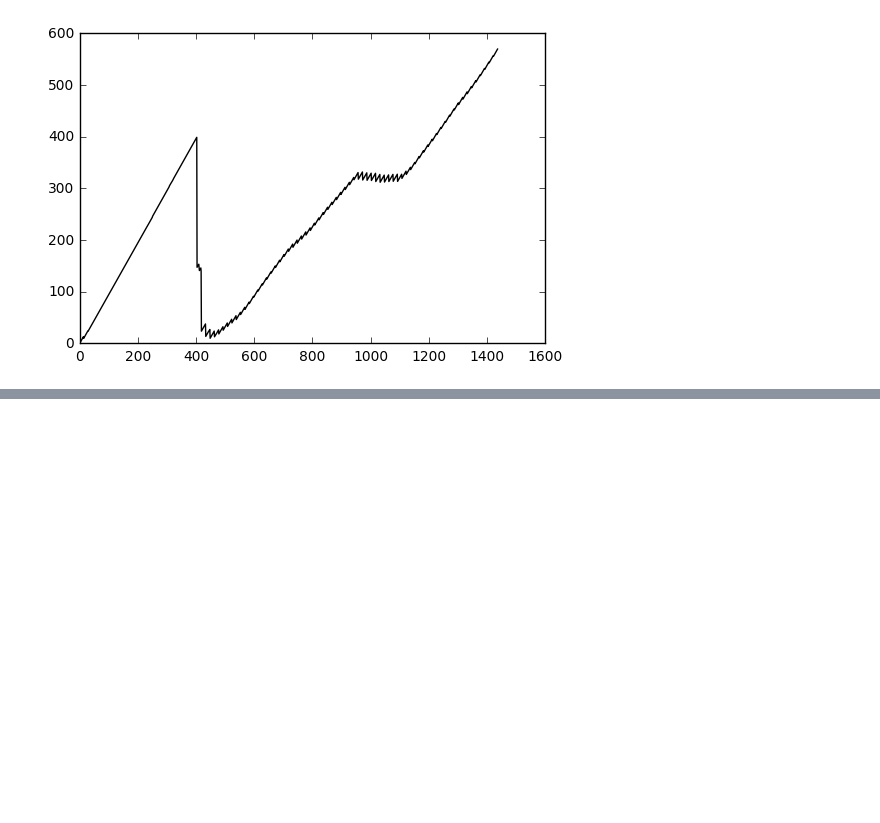
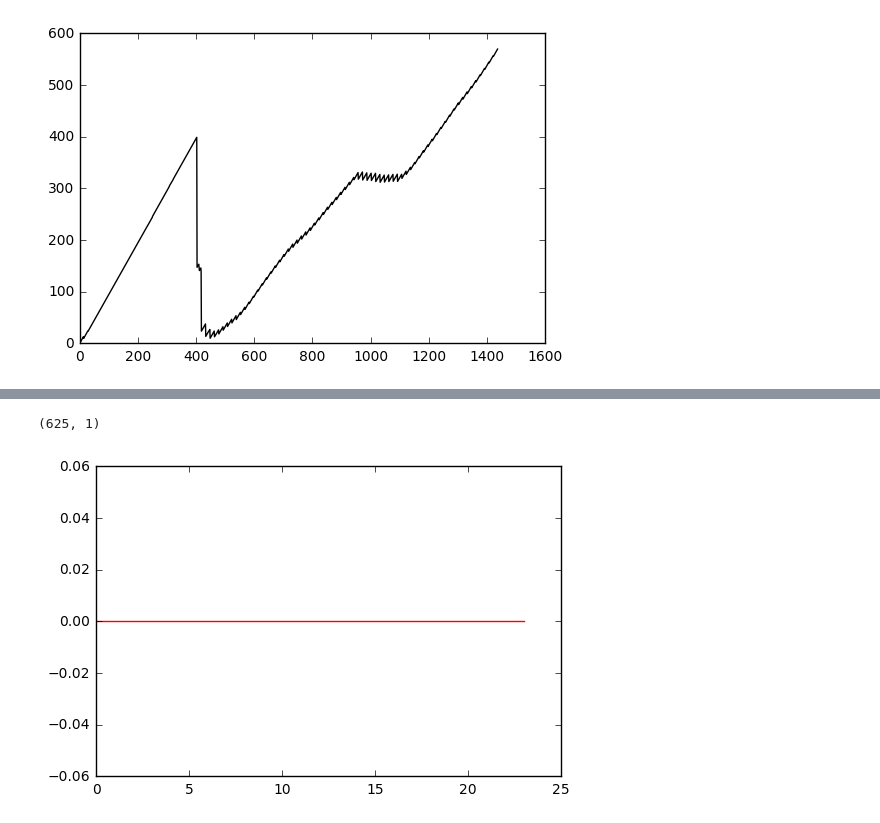
Before and after one commit to danakianfar/multi_agent_systems, a Jupyter notebook: Project/Python/TransportSystem.ipynb, the cells around one changed output, grey strips where cells are left out. Saved outputs shown, nothing was run; the diff lists cells and outputs as text; code cells hidden in the pictures; blank space fills up the shorter version.

```diff
--- a/Project/Python/TransportSystem.ipynb
+++ b/Project/Python/TransportSystem.ipynb
@@ -18,6 +21,7 @@ loggers = [BusPositionLogger(),
            AverageWaitingCostLogger(),
            TotalWaitingCostLogger(),
            NPassengersLogger(),
-          TotalCostLogger()]
+          TotalCostLogger(),
+          SuperiorStateLogger(bus_id = 24)]
 
 simulation = Simulation(MainBus, loggers=loggers)
@@ -89,3 +95,12 @@ Passenger delivered 16596
 Passenger delivered 39002
 Passenger delivered 18473
 [interactive output not drawn]
+# %%
+results['Superior Bus 24 State Logger'][-1].shape
+# %% [output]
+(625, 1)
+# %%
+plt.plot(results['Superior Bus 24 State Logger'][10].T.reshape(-1)[26:50], 'r-')
+plt.show()
+# %% [output]
+[figure, added]
```
Also changed, not shown: parts of 4 cells of this notebook, 5 other files.
